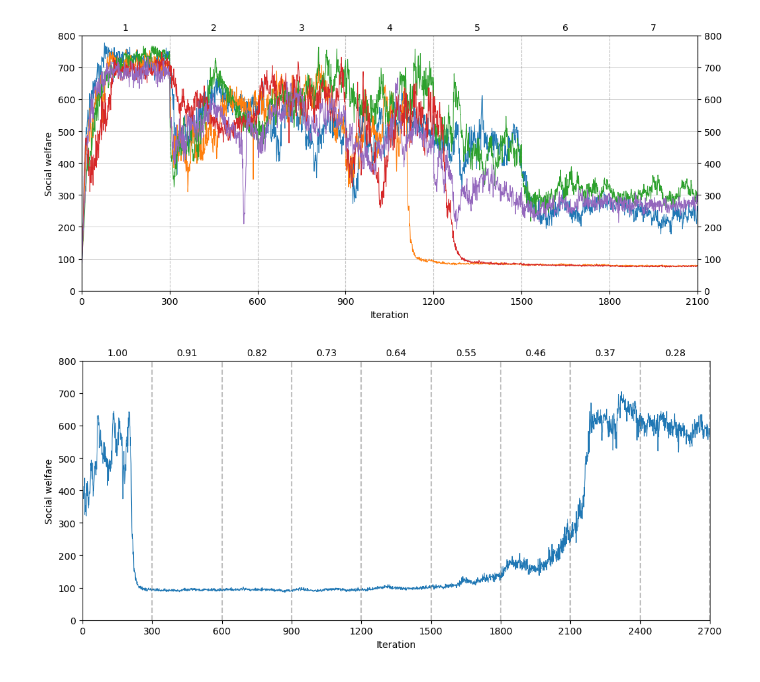
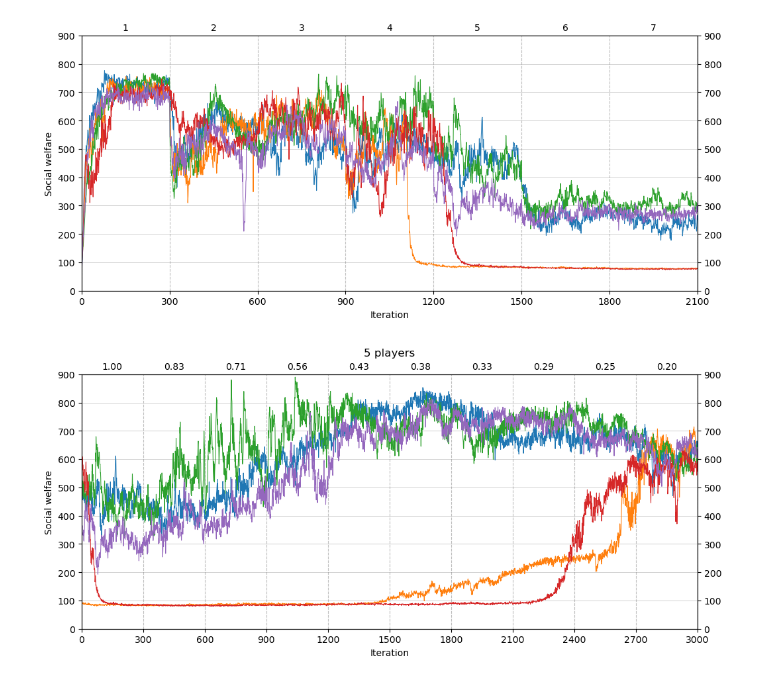
Before and after one commit to willis-richard/meltingpot, a Jupyter notebook: reward_transfer/results_n_players.ipynb, the cells around one changed output. Drawn from its saved outputs; the diff is of its cells as text; code cells hidden in the pictures.

```diff
--- a/reward_transfer/results_n_players.ipynb
+++ b/reward_transfer/results_n_players.ipynb
@@ -28,7 +28,6 @@ def load_df(trial_id: str, *, num_players: int=None, self_interest: float=None):
 # %%
 df = pd.concat([load_df(t, self_interest=1) for t in TRIAL_IDS])
 
-# Group by the 'Category' column
 grouped = df.groupby('trial_id')
 
 # Plot each group
@@ -42,7 +41,7 @@ ax.set_xlabel('Iteration')
 ax.set_ylabel('Social welfare')
 # ax.set_title('WIP')
 ax.set_xlim(0, 2100)
-ax.set_ylim(0, 800)
+ax.set_ylim(0, 900)
 ax.set_xticks(np.arange(0, 2101, 300))
 ax.yaxis.grid(True, linestyle='-', linewidth=0.5, color='grey', alpha=0.5)
 ax.xaxis.grid(True, color='grey', linestyle='--', alpha=0.5)
@@ -59,16 +58,6 @@ for region, position in regions.items():
     # ax.axvline(x=position, color='gray', linestyle='--', alpha=0.5)
     ax.text(position-150, 1.02, region, transform=ax.get_xaxis_transform(), horizontalalignment='center')
 
-# edges = [e for e in range(0, 2+7*300, 300)]
-
-# # Add vertical lines for each edge
-# for edge in edges:
-#     ax.axvline(x=edge, color='gray', linestyle='--', alpha=0.5)
-
-# # Add labels for regions in the middle of the edges
-# region_labels = [i for i in range(1, 8)]
-# for i, label in enumerate(region_labels):
-#     mid_point = (edges[i] + edges[i + 1]) / 2
-#     ax.text(mid_point, 1.02, label, transform=ax.get_xaxis_transform(), horizontalalignment='center')
+fig.savefig('num_players')
 # %% [output]
-[figure, old version]
+[figure, new version]
@@ -77,22 +64,35 @@ fig.savefig('runs')
 # %%
-# df = pd.concat([load_df(t, num_players=4) for t in TRIAL_IDS])
-df = load_df('3f82a7f6', num_players=4)
+n = 5
+# df = load_df('3f82a7f6', num_players=4)
+df = pd.concat([load_df(t, num_players=n) for t in TRIAL_IDS])
+grouped = df.groupby('trial_id')
+
+# Plot each group
 fig, ax = plt.subplots(figsize=(12, 5), facecolor='white')
-df.plot(x='iteration', y='reward', ax=ax, label=name, legend=False, lw=0.75)
+for name, group in grouped:
+    group.plot(x='iteration', y='reward', ax=ax, label=name, legend=False, lw=0.75)
 
 # Add legend and labels
 # ax.legend(title='Trial ID')
 ax.set_xlabel('Iteration')
 ax.set_ylabel('Social welfare')
-# ax.set_title('WIP')
-ax.set_xlim(0, 2700)
-ax.set_ylim(0, 800)
-ax.set_xticks(np.arange(0, 2701, 300))
+ax.set_title(f'{n} players', y=1.05)
+ax.set_xlim(0, 3000)
+ax.set_ylim(0, 900)
+ax.set_xticks(np.arange(0, 3001, 300))
+ax.yaxis.grid(True, linestyle='-', linewidth=0.5, color='grey', alpha=0.5)
+ax.xaxis.grid(True, color='grey', linestyle='--', alpha=0.5)
 
-regions = dict((f"{s:.2f}", (1+i) * 300) for i, s in enumerate(np.arange(1, 0.25, -0.09)))
+ax2 = ax.twinx()
+ax2.set_ylim(ax.get_ylim())
+ax2.set_yticks(ax.get_yticks())
+
+ratio = [20, 10, 5, 3, 5/2, 2, 5/3, 4/3, 1]
+regions = dict((f"{s:.2f}", (1+i) * 300) for i, s in enumerate([1] + [r/(n + r - 1) for r in ratio]))
 
 for region, position in regions.items():
-    ax.axvline(x=position, color='gray', linestyle='--', alpha=0.5)
     ax.text(position-150, 1.02, region, transform=ax.get_xaxis_transform(), horizontalalignment='center')
+
+fig.savefig(f'self_interest_{n}')
 # %% [output]
-[figure, old version]
+[figure, new version]
```
Also changed, not shown: parts of 6 cells of this notebook, 2 other files.
